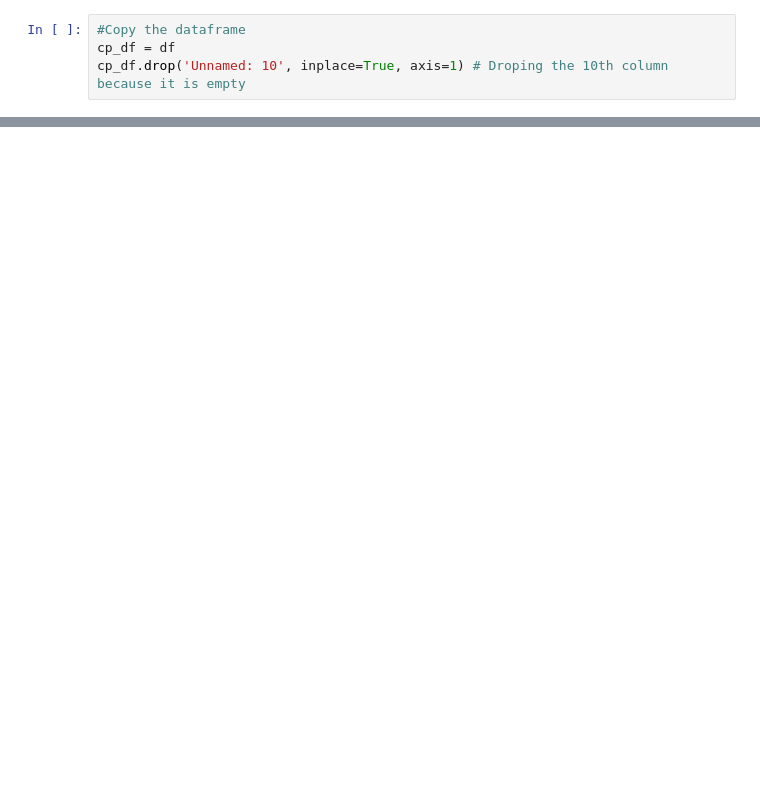
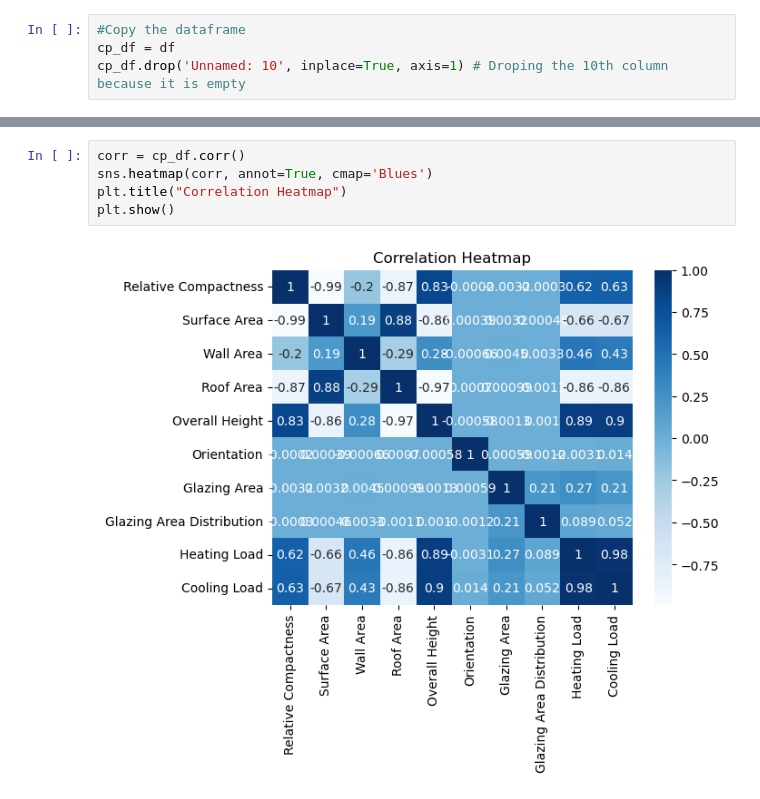
Before and after one commit to TalkingJupiter/Computational-Thinking-Final-Rep, a Jupyter notebook: Energy efficiency predictor project.ipynb, the cells around one changed output, grey strips where cells are left out. Cells and saved outputs as stored; diff of their text form; blank space fills up the shorter version.

```diff
--- a/Energy efficiency predictor project.ipynb
+++ b/Energy efficiency predictor project.ipynb
@@ -142,0 +166,7 @@ plt.show()
+# %%
+corr = cp_df.corr()
+sns.heatmap(corr, annot=True, cmap='Blues')
+plt.title("Correlation Heatmap")
+plt.show()
+# %% [output]
+[figure, added]
```
Also changed, not shown: parts of 4 cells of this notebook.
